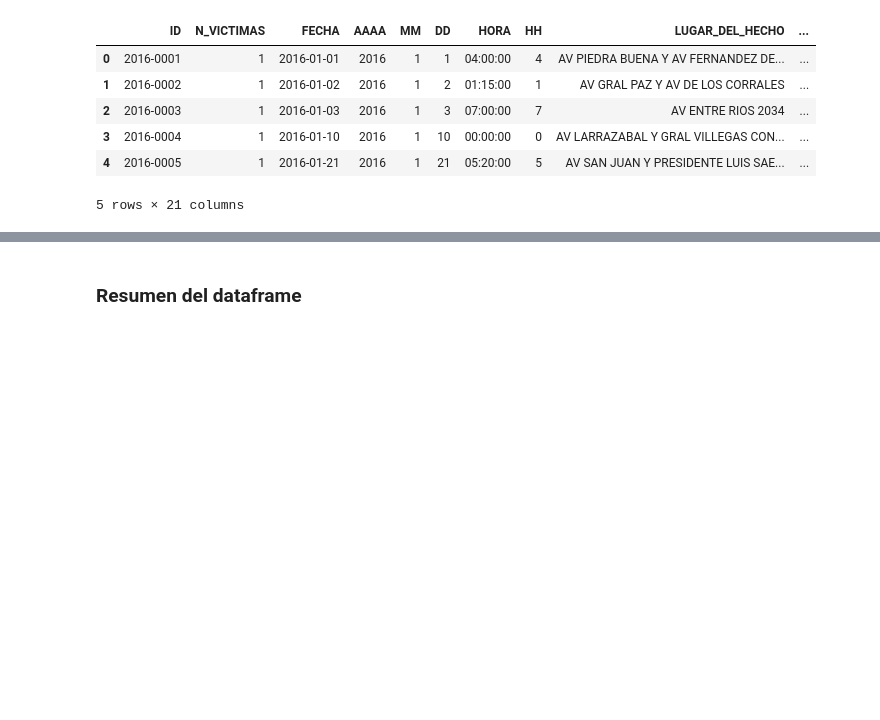
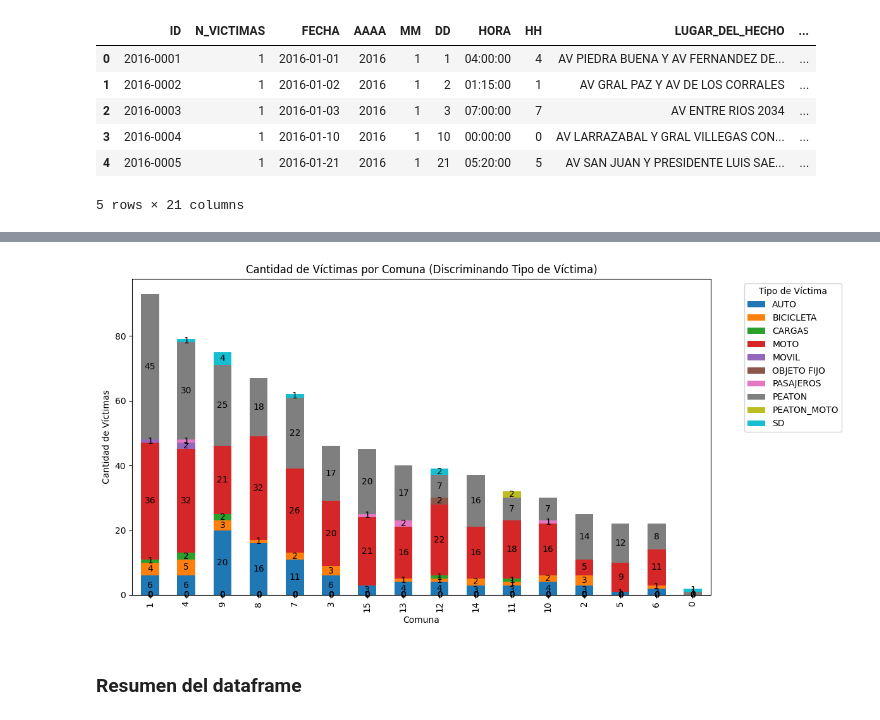
Before and after one commit to HaiderInfante/proyecto_02_henry_labs, a Jupyter notebook: proyecto02_EDA.ipynb, the cells around one changed output, grey strips where cells are left out. Cells and saved outputs as stored; diff of their text form; code cells hidden in the pictures; blank space fills up the shorter version.

```diff
--- a/proyecto02_EDA.ipynb
+++ b/proyecto02_EDA.ipynb
@@ -29,3 +52,39 @@ df_facts_homicides.head()
+# %%
+# Agrupa por "COMUNA" y "VICTIMA" y cuenta la cantidad de víctimas en cada combinación
+comuna_victima_counts = df_facts_homicides.groupby(["COMUNA", "VICTIMA"])["N_VICTIMAS"].sum().reset_index()
+
+# Pivotear los datos para tener "VICTIMA" como columnas
+pivot_df = comuna_victima_counts.pivot(index="COMUNA", columns="VICTIMA", values="N_VICTIMAS")
+
+# Sumar las filas para ordenar por la suma total de víctimas
+pivot_df["Total"] = pivot_df.sum(axis=1)
+
+# Ordenar las filas por la suma total de víctimas en orden descendente
+pivot_df = pivot_df.sort_values(by="Total", ascending=False)
+
+# Eliminar la columna "Total" después de ordenar
+pivot_df = pivot_df.drop(columns=["Total"])
+
+# Graficar el gráfico de barras apiladas
+ax = pivot_df.plot(kind="bar", stacked=True, figsize=(12, 6))
+
+# Agregar etiquetas de datos en las barras apiladas
+for container in ax.containers:
+    ax.bar_label(container, fmt='%d', fontsize=10, color='black', label_type='center')
+
+# Etiquetas y título
+plt.xlabel("Comuna")
+plt.ylabel("Cantidad de Víctimas")
+plt.title("Cantidad de Víctimas por Comuna (Discriminando Tipo de Víctima)")
+
+# Leyenda fuera del gráfico
+plt.legend(title="Tipo de Víctima", bbox_to_anchor=(1.05, 1), loc="upper left")
+
+# Mostrar el gráfico
+plt.tight_layout()
+plt.show()
+# %% [output]
+[figure, added]
 # %% [markdown]
 ### Resumen del dataframe
 # %% [markdown]
```
Also changed, not shown: parts of 1 cell of this notebook, 31 other files.
